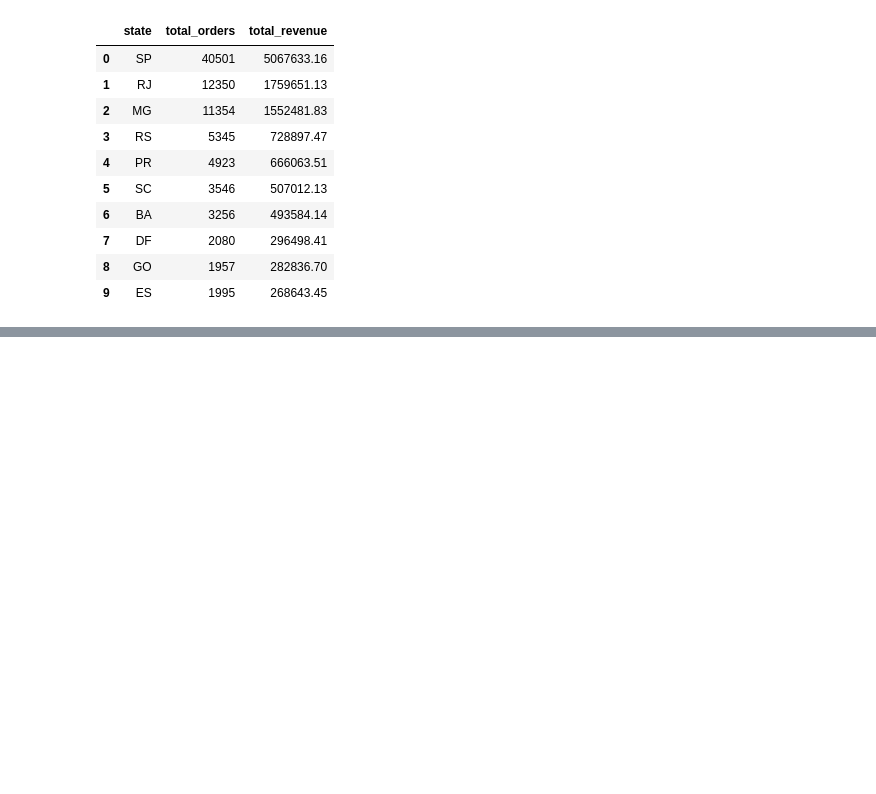
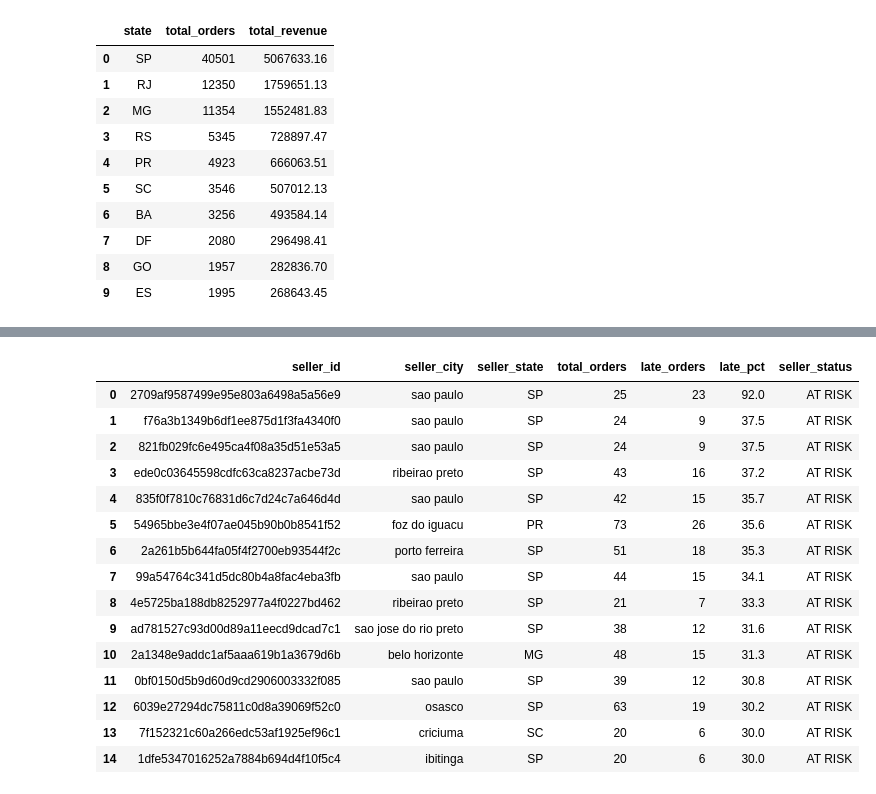
Before and after one commit to ragasree123/olist-ecommerce-analysis, a Jupyter notebook: notebooks/02_sql_analysis.ipynb, the cells around one changed output, grey strips where cells are left out. Cells and saved outputs as stored; diff of their text form; code cells hidden in the pictures; blank space fills up the shorter version.

Commit message:
Delivery delay by category, seller AT RISK flags, JULIANDAY CASE WHEN HAVING

```diff
--- a/notebooks/02_sql_analysis.ipynb
+++ b/notebooks/02_sql_analysis.ipynb
@@ -181,0 +232,50 @@ LIMIT 10
+# %%
+run_sql("""
+SELECT
+    oi.seller_id,
+    s.seller_city,
+    s.seller_state,
+    COUNT(DISTINCT o.order_id) AS total_orders,
+    SUM(CASE
+        WHEN o.order_delivered_customer_date > o.order_estimated_delivery_date
+        THEN 1 ELSE 0
+    END) AS late_orders,
+    ROUND(SUM(CASE
+        WHEN o.order_delivered_customer_date > o.order_estimated_delivery_date
+        THEN 1 ELSE 0
+    END) * 100.0 / COUNT(DISTINCT o.order_id), 1) AS late_pct,
+    CASE
+        WHEN SUM(CASE
+            WHEN o.order_delivered_customer_date > o.order_estimated_delivery_date
+            THEN 1 ELSE 0
+        END) * 100.0 / COUNT(DISTINCT o.order_id) > 20
+        THEN 'AT RISK'
+        ELSE 'OK'
+    END AS seller_status
+FROM order_items oi
+JOIN orders o ON oi.order_id = o.order_id
+JOIN sellers s ON oi.seller_id = s.seller_id
+WHERE o.order_status = 'delivered'
+    AND o.order_delivered_customer_date IS NOT NULL
+GROUP BY oi.seller_id
+HAVING total_orders >= 20
+ORDER BY late_pct DESC
+LIMIT 15
+""")
+# %% [output]
+|  | seller_id | seller_city | seller_state | total_orders | late_orders | late_pct | seller_status |
+| 0 | 2709af9587499e95e803a6498a5a56e9 | sao paulo | SP | 25 | 23 | 92.0 | AT RISK |
+| 1 | f76a3b1349b6df1ee875d1f3fa4340f0 | sao paulo | SP | 24 | 9 | 37.5 | AT RISK |
+| 2 | 821fb029fc6e495ca4f08a35d51e53a5 | sao paulo | SP | 24 | 9 | 37.5 | AT RISK |
+| 3 | ede0c03645598cdfc63ca8237acbe73d | ribeirao preto | SP | 43 | 16 | 37.2 | AT RISK |
+| 4 | 835f0f7810c76831d6c7d24c7a646d4d | sao paulo | SP | 42 | 15 | 35.7 | AT RISK |
+| 5 | 54965bbe3e4f07ae045b90b0b8541f52 | foz do iguacu | PR | 73 | 26 | 35.6 | AT RISK |
+| 6 | 2a261b5b644fa05f4f2700eb93544f2c | porto ferreira | SP | 51 | 18 | 35.3 | AT RISK |
+| 7 | 99a54764c341d5dc80b4a8fac4eba3fb | sao paulo | SP | 44 | 15 | 34.1 | AT RISK |
+| 8 | 4e5725ba188db8252977a4f0227bd462 | ribeirao preto | SP | 21 | 7 | 33.3 | AT RISK |
+| 9 | ad781527c93d00d89a11eecd9dcad7c1 | sao jose do rio preto | SP | 38 | 12 | 31.6 | AT RISK |
+| 10 | 2a1348e9addc1af5aaa619b1a3679d6b | belo horizonte | MG | 48 | 15 | 31.3 | AT RISK |
+| 11 | 0bf0150d5b9d60d9cd2906003332f085 | sao paulo | SP | 39 | 12 | 30.8 | AT RISK |
+| 12 | 6039e27294dc75811c0d8a39069f52c0 | osasco | SP | 63 | 19 | 30.2 | AT RISK |
+| 13 | 7f152321c60a266edc53af1925ef96c1 | criciuma | SC | 20 | 6 | 30.0 | AT RISK |
+| 14 | 1dfe5347016252a7884b694d4f10f5c4 | ibitinga | SP | 20 | 6 | 30.0 | AT RISK |
```
Also changed, not shown: parts of 2 cells of this notebook, 2 other files.
